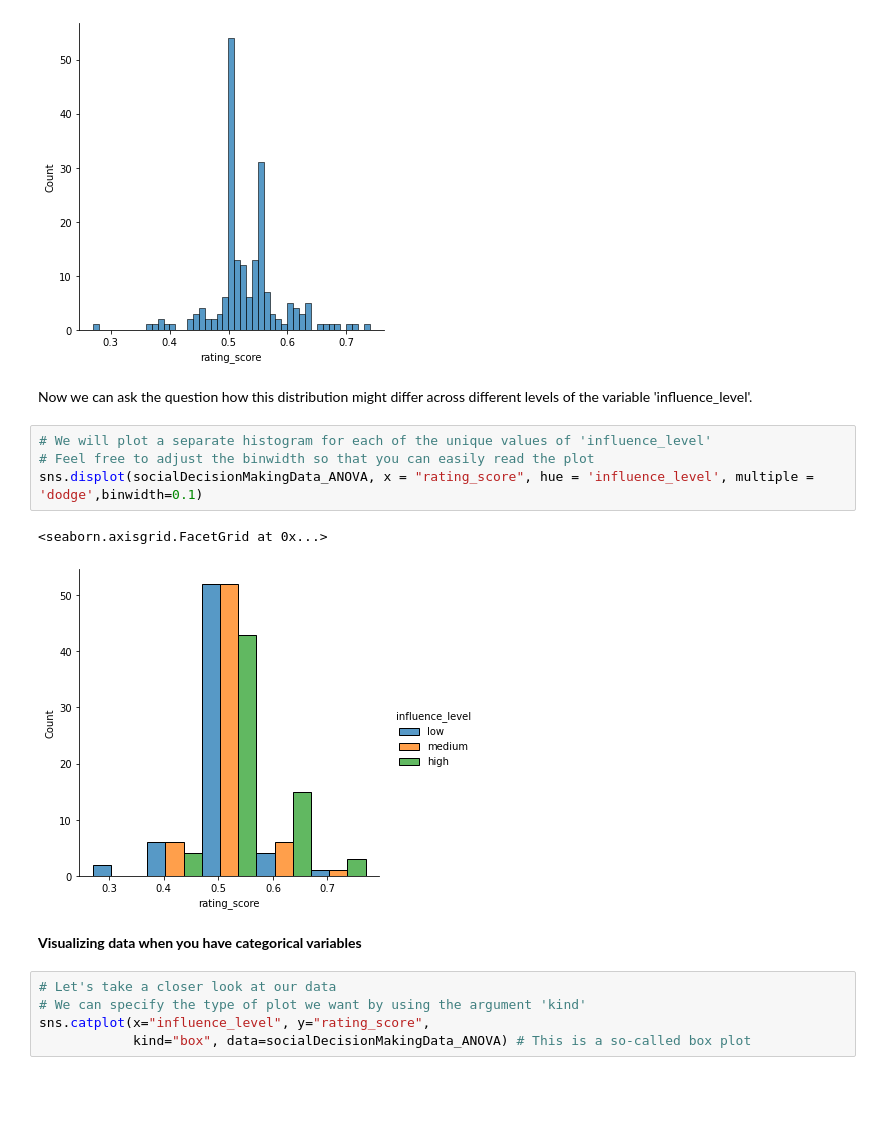
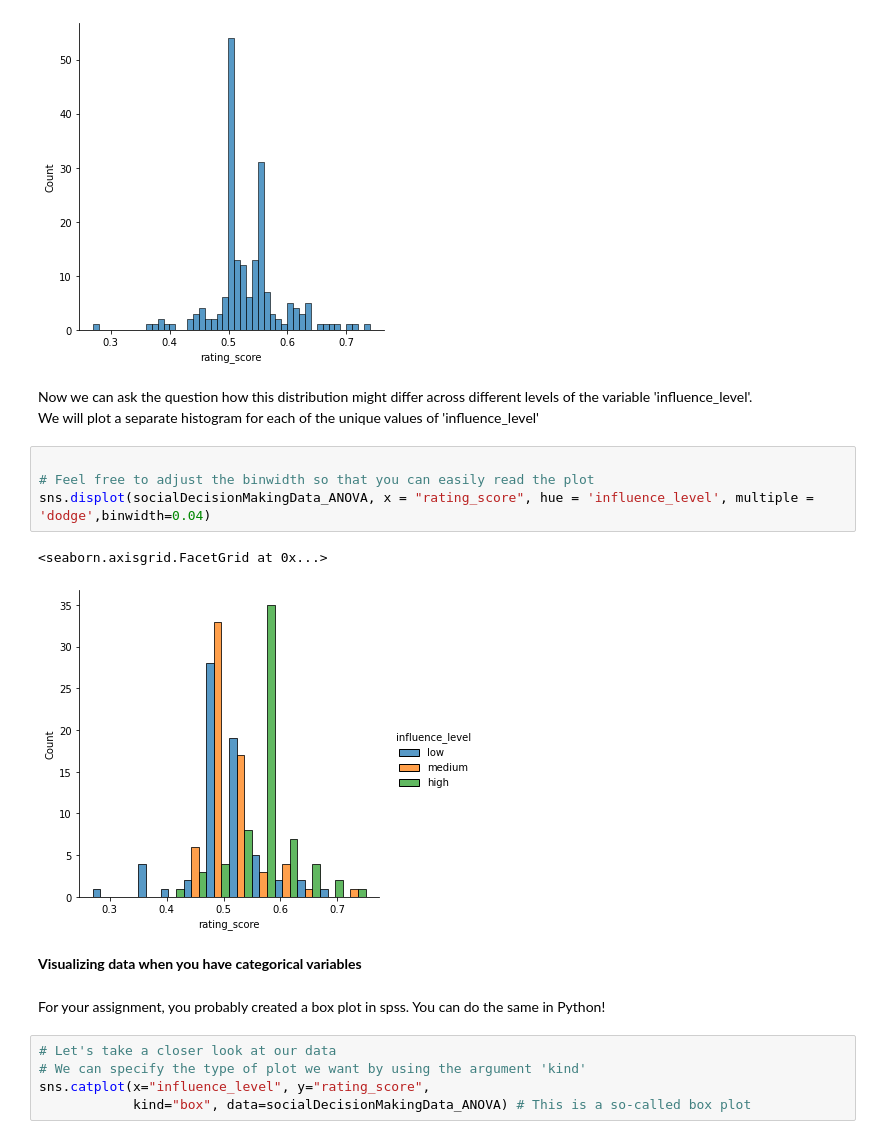
Before and after one commit to TimoFlesch/intro2python, a Jupyter notebook: part3.ipynb, the cells around one changed output. Saved outputs shown, nothing was run; the diff lists cells and outputs as text; blank space fills up the shorter version.

```diff
--- a/part3.ipynb
+++ b/part3.ipynb
@@ -137,15 +140,18 @@ sns.displot(socialDecisionMakingData_ANOVA, x = "rating_score", binwidth = 0.01)
 [figure]
 # %% [markdown]
 Now we can ask the question how this distribution might differ across different levels of the variable 'influence_level'.
+We will plot a separate histogram for each of the unique values of 'influence_level'
 # %%
-# We will plot a separate histogram for each of the unique values of 'influence_level'
+
 # Feel free to adjust the binwidth so that you can easily read the plot
-sns.displot(socialDecisionMakingData_ANOVA, x = "rating_score", hue = 'influence_level', multiple = 'dodge',binwidth=0.1)
+sns.displot(socialDecisionMakingData_ANOVA, x = "rating_score", hue = 'influence_level', multiple = 'dodge',binwidth=0.04)
 # %% [output]
 <seaborn.axisgrid.FacetGrid at 0x...>
-[figure, old version]
+[figure, new version]
 # %% [markdown]
 **Visualizing data when you have categorical variables**
+# %% [markdown]
+For your assignment, you probably created a box plot in spss. You can do the same in Python!
 # %%
 # Let's take a closer look at our data
 # We can specify the type of plot we want by using the argument 'kind'
```
Also changed, not shown: parts of 39 cells of this notebook.
